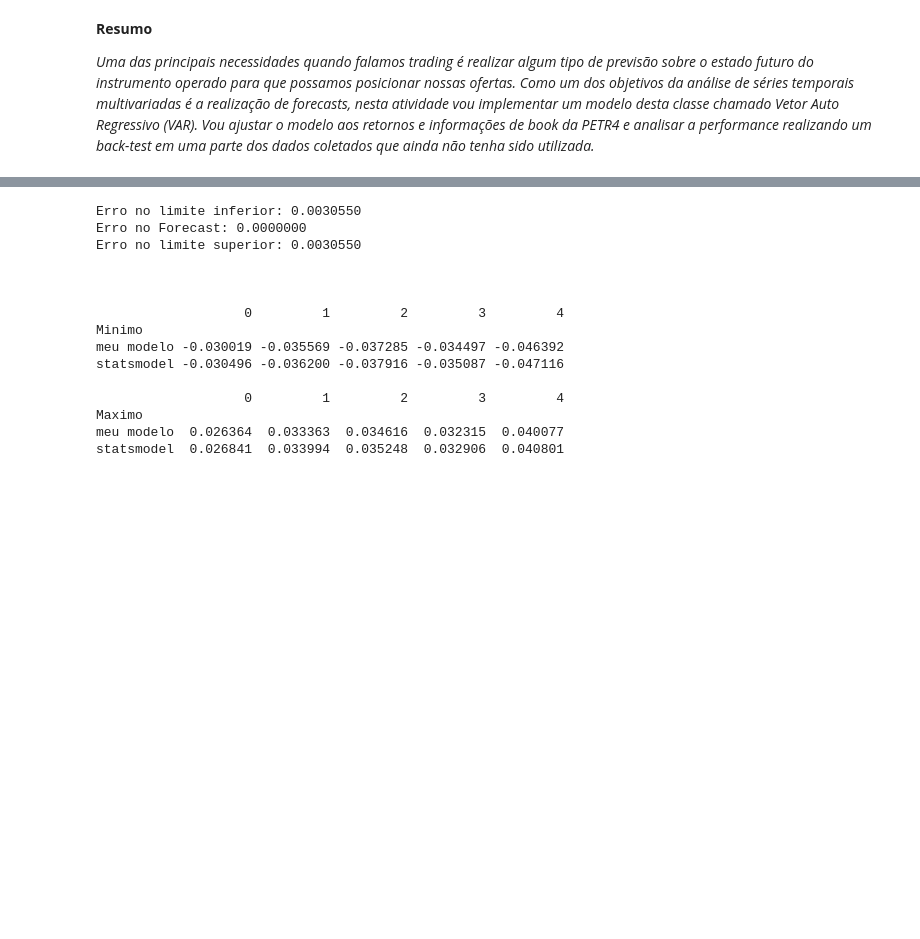
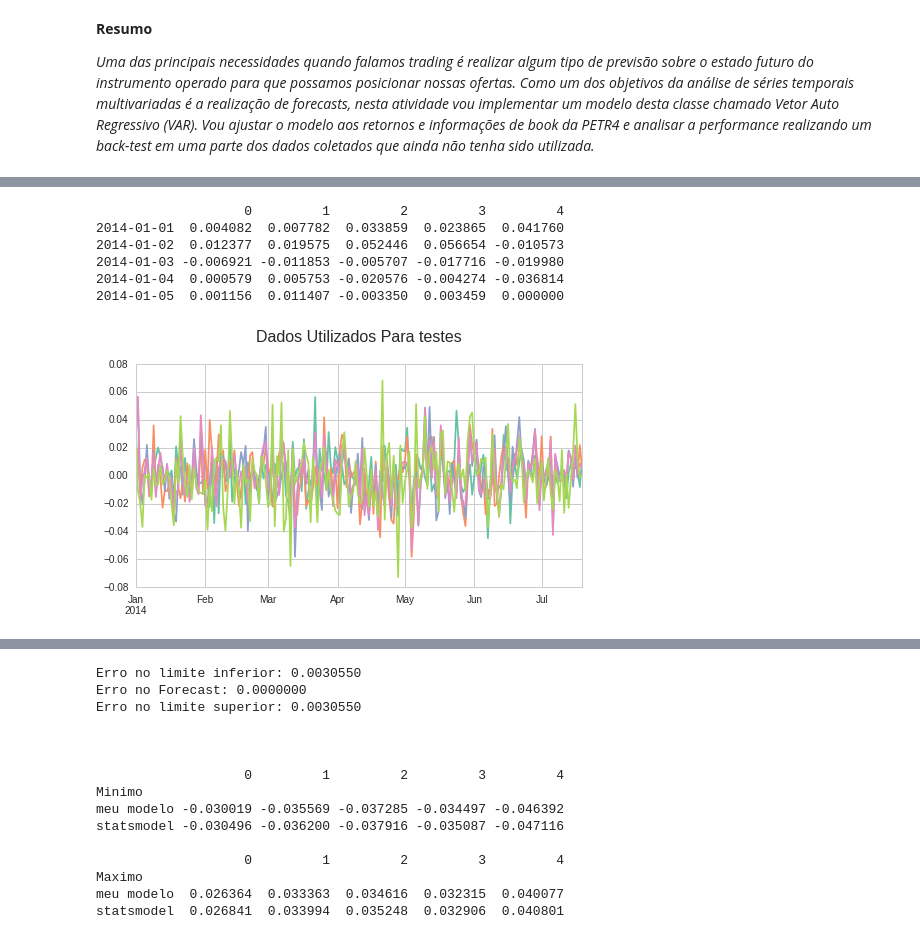
Before and after one commit to ucaiado/VectorAutoregression_Model, a Jupyter notebook: report.ipynb, the cells around one changed output, grey strips where cells are left out. Saved outputs shown, nothing was run; the diff lists cells and outputs as text; code cells hidden in the pictures; blank space fills up the shorter version.

```diff
--- a/report.ipynb
+++ b/report.ipynb
@@ -34,5 +38,17 @@ bla bla
 # %%
 import pandas as pd
 df = pd.read_excel('data/VAR3_inputs_e_outputs.xlsx', header=None)
 l_index = pd.date_range(start= '01/01/2014', end='01/12/2016')
 df.index = l_index[:df.shape[0]]
+print df.head()
+print
+ax = df.plot(legend=False)
+ax.set_title('Dados Utilizados Para testes\n', fontsize=16);
+# %% [output]
+                   0         1         2         3         4
+2014-01-01  0.004082  0.007782  0.033859  0.023865  0.041760
+2014-01-02  0.012377  0.019575  0.052446  0.056654 -0.010573
+2014-01-03 -0.006921 -0.011853 -0.005707 -0.017716 -0.019980
+2014-01-04  0.000579  0.005753 -0.020576 -0.004274 -0.036814
+2014-01-05  0.001156  0.011407 -0.003350  0.003459  0.000000
+[figure, added]
```
Also changed, not shown: parts of 18 cells of this notebook, 1 other file.
